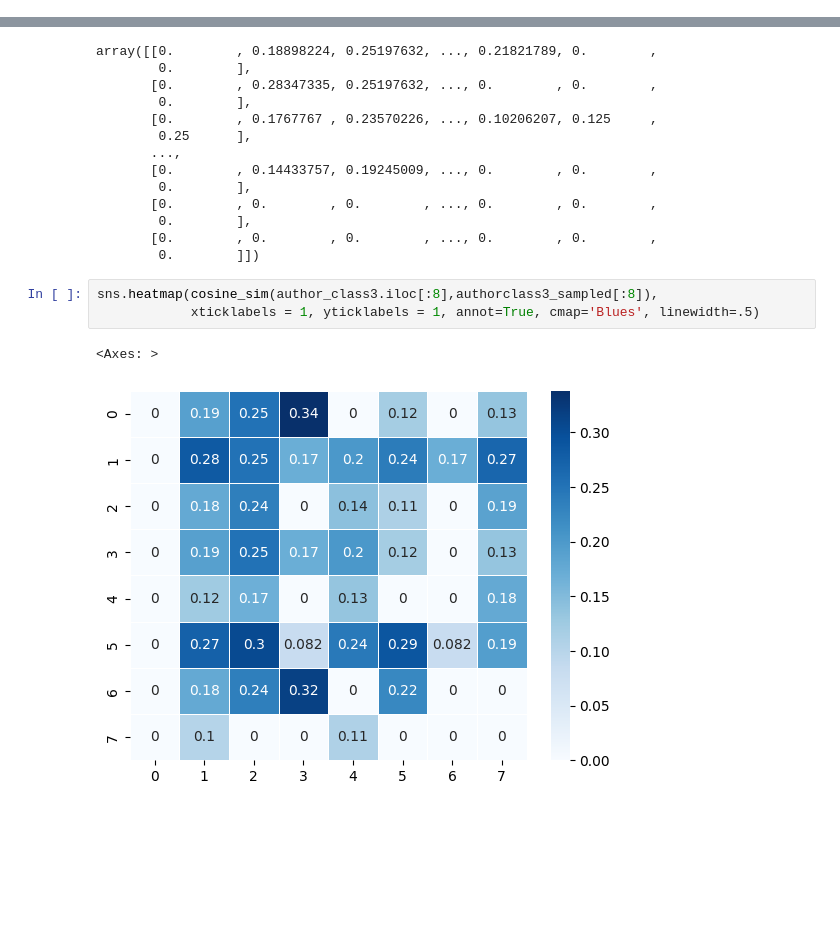
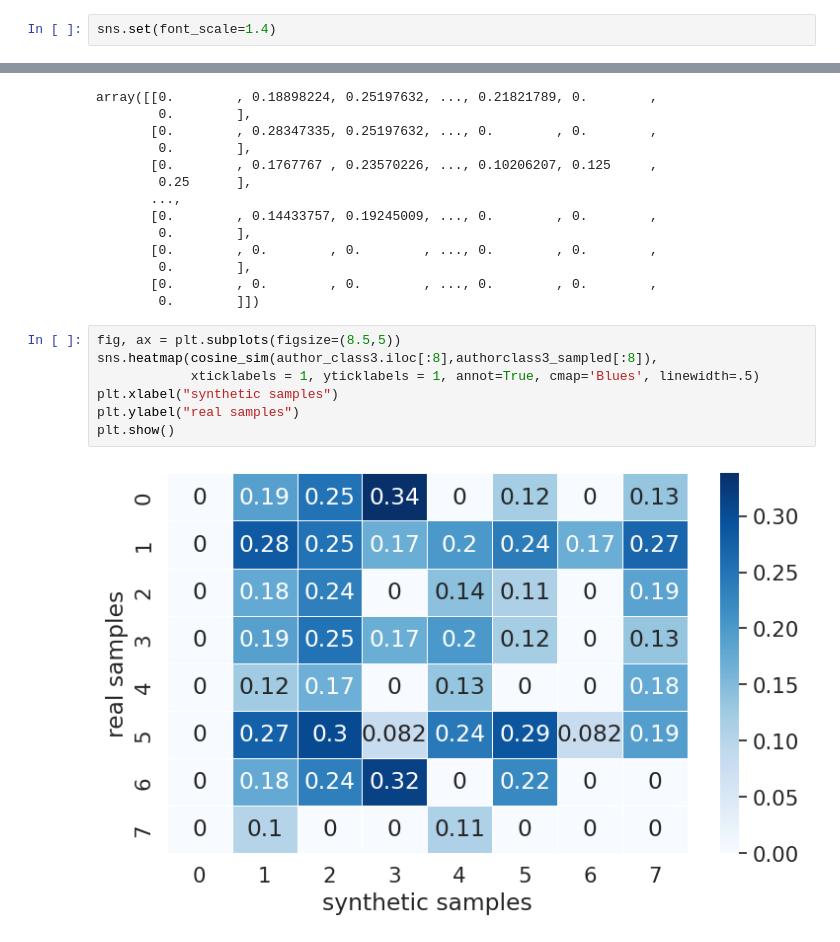
Before and after one commit to pallabee/master-thesis, a Jupyter notebook: evaluation/approach_1/dblp/realistic_features.ipynb, the cells around one changed output, grey strips where cells are left out. Cells and saved outputs as stored; diff of their text form; blank space fills up the shorter version.

```diff
--- a/evaluation/approach_1/dblp/realistic_features.ipynb
+++ b/evaluation/approach_1/dblp/realistic_features.ipynb
@@ -341,4 +337,6 @@ array([[0.        , 0.10910895, 0.10425721, ..., 0.18898224, 0.        ,
         0.        ],
        [0.        , 0.10910895, 0.20851441, ..., 0.        , 0.125     ,
         0.        ]])
+# %%
+sns.set(font_scale=1.4)
 # %%
@@ -414,8 +421,11 @@ array([[0.        , 0.18898224, 0.25197632, ..., 0.21821789, 0.        ,
        [0.        , 0.        , 0.        , ..., 0.        , 0.        ,
         0.        ]])
 # %%
+fig, ax = plt.subplots(figsize=(8.5,5))
 sns.heatmap(cosine_sim(author_class3.iloc[:8],authorclass3_sampled[:8]),
             xticklabels = 1, yticklabels = 1, annot=True, cmap='Blues', linewidth=.5)
+plt.xlabel("synthetic samples")
+plt.ylabel("real samples")
+plt.show()
 # %% [output]
-<Axes: >
-[figure, old version]
+[figure, new version]
```
Also changed, not shown: parts of 9 cells of this notebook.
